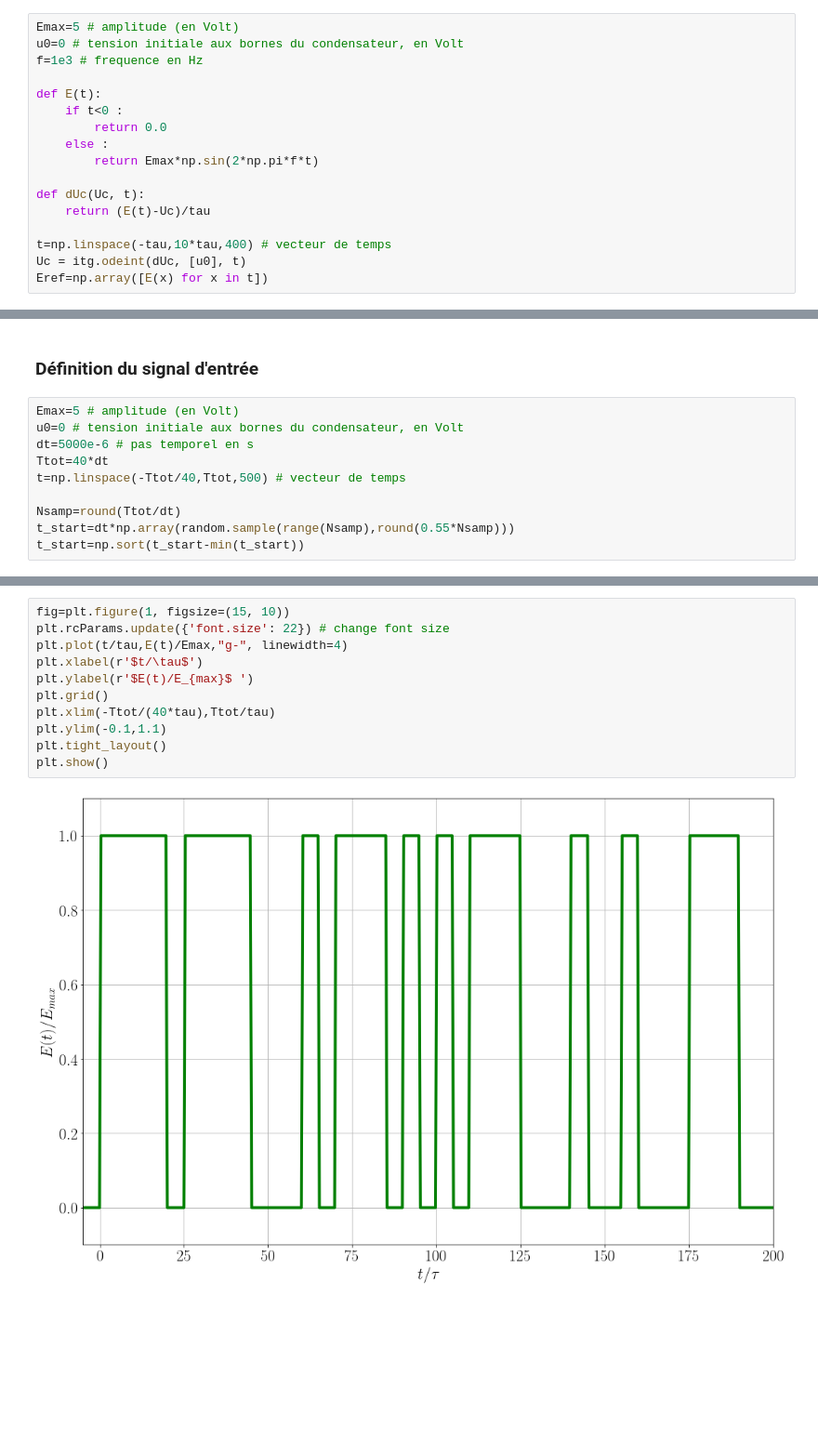
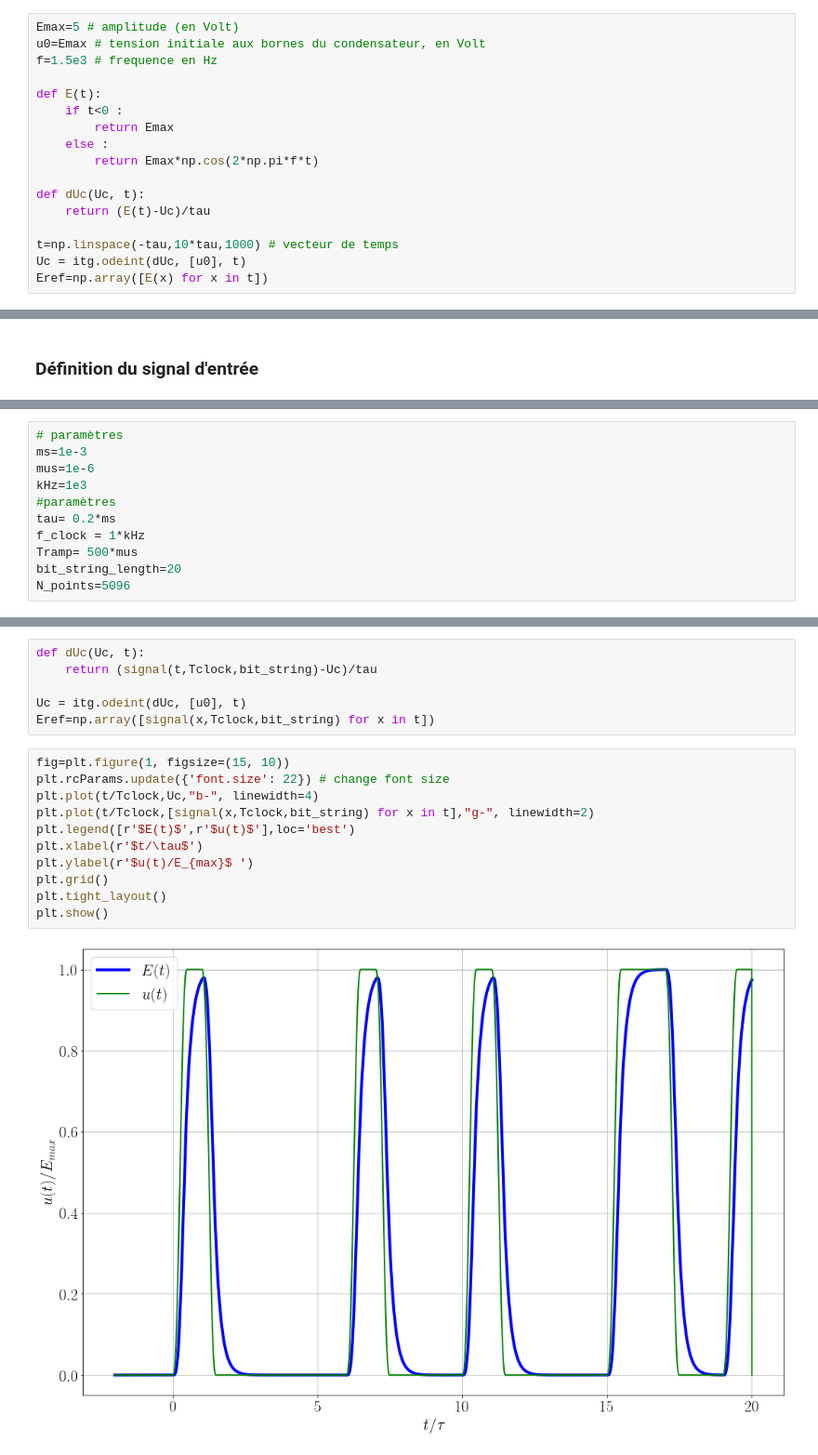
Before and after one commit to kmaussang/Py4Phys, a Jupyter notebook: Circuit RC.ipynb, the cells around one changed output, grey strips where cells are left out. Shown at 93% size. Drawn from its saved outputs; the diff is of its cells as text; blank space fills up the shorter version.

```diff
--- a/Circuit RC.ipynb
+++ b/Circuit RC.ipynb
@@ -111,19 +113,19 @@ On considère désormais une excitation sinusoïdale de fréquence $f$, de la fo
 ### Définition de la fonction d'excitation et intégration
 # %%
 Emax=5 # amplitude (en Volt)
-u0=0 # tension initiale aux bornes du condensateur, en Volt
-f=1e3 # frequence en Hz
+u0=Emax # tension initiale aux bornes du condensateur, en Volt
+f=1.5e3 # frequence en Hz
 
 def E(t):
     if t<0 :
-        return 0.0
+        return Emax
     else :
-        return Emax*np.sin(2*np.pi*f*t)
+        return Emax*np.cos(2*np.pi*f*t)
 
 def dUc(Uc, t):
     return (E(t)-Uc)/tau
 
-t=np.linspace(-tau,10*tau,400) # vecteur de temps
+t=np.linspace(-tau,10*tau,1000) # vecteur de temps
 Uc = itg.odeint(dUc, [u0], t)
 Eref=np.array([E(x) for x in t])
 # %% [markdown]
@@ -187,13 +189,3 @@ plt.show()
 ## Cas d'un signal binaire
 # %% [markdown]
 ### Définition du signal d'entrée
-# %%
-Emax=5 # amplitude (en Volt)
-u0=0 # tension initiale aux bornes du condensateur, en Volt
-dt=5000e-6 # pas temporel en s
-Ttot=40*dt
-t=np.linspace(-Ttot/40,Ttot,500) # vecteur de temps
-
-Nsamp=round(Ttot/dt)
-t_start=dt*np.array(random.sample(range(Nsamp),round(0.55*Nsamp)))
-t_start=np.sort(t_start-min(t_start))
@@ -207,0 +192,11 @@ def E(t):
+# %%
+# paramètres
+ms=1e-3
+mus=1e-6
+kHz=1e3
+#paramètres
+tau= 0.2*ms
+f_clock = 1*kHz
+Tramp= 500*mus
+bit_string_length=20
+N_points=5096
@@ -208,13 +249,19 @@ def E(t):
+# %%
+def dUc(Uc, t):
+    return (signal(t,Tclock,bit_string)-Uc)/tau
+
+Uc = itg.odeint(dUc, [u0], t)
+Eref=np.array([signal(x,Tclock,bit_string) for x in t])
 # %%
 fig=plt.figure(1, figsize=(15, 10))
 plt.rcParams.update({'font.size': 22}) # change font size
-plt.plot(t/tau,E(t)/Emax,"g-", linewidth=4)
+plt.plot(t/Tclock,Uc,"b-", linewidth=4)
+plt.plot(t/Tclock,[signal(x,Tclock,bit_string) for x in t],"g-", linewidth=2)
+plt.legend([r'$E(t)$',r'$u(t)$'],loc='best')
 plt.xlabel(r'$t/\tau$')
-plt.ylabel(r'$E(t)/E_{max}$ ')
+plt.ylabel(r'$u(t)/E_{max}$ ')
 plt.grid()
-plt.xlim(-Ttot/(40*tau),Ttot/tau)
-plt.ylim(-0.1,1.1)
 plt.tight_layout()
 plt.show()
 # %% [output]
-[figure, old version]
+[figure, new version]
```
Also changed, not shown: parts of 9 cells of this notebook.
